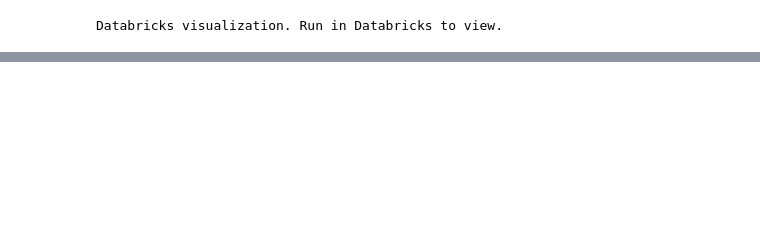
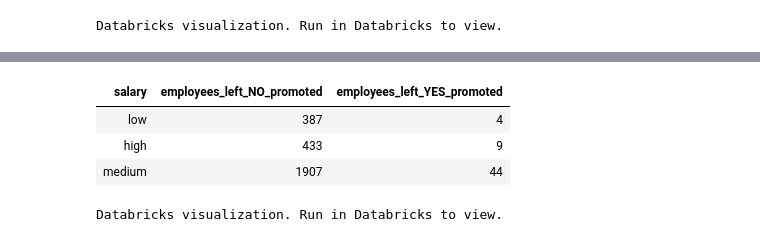
Before and after one commit to juliodelacruzz/project_4, a Jupyter notebook: SQL/Project_4.ipynb, the cells around one changed output, grey strips where cells are left out. Saved outputs shown, nothing was run; the diff lists cells and outputs as text; code cells hidden in the pictures; blank space fills up the shorter version.

```diff
--- a/SQL/Project_4.ipynb
+++ b/SQL/Project_4.ipynb
@@ -254,0 +257,7 @@ ORDER BY projects DESC;
+# %%
+# Load the vehicles.csv file into a DataFrame.
+file_location = '/FileStore/tables/employee_left.csv'
+df = spark.read.csv(file_location, inferSchema=True, header=True)
+
+# Display the DataFrame.
+df2.show()
@@ -254,0 +273,10 @@ ORDER BY projects DESC;
+# %%
+# Display the DataFrame and create a bar chart.
+
+display(df)
+# %% [output]
+| salary | employees_left_NO_promoted | employees_left_YES_promoted |
+| low | 387 | 4 |
+| high | 433 | 9 |
+| medium | 1907 | 44 |
+Databricks visualization. Run in Databricks to view.
```
Also changed, not shown: parts of 4 cells of this notebook, 2 other files.
